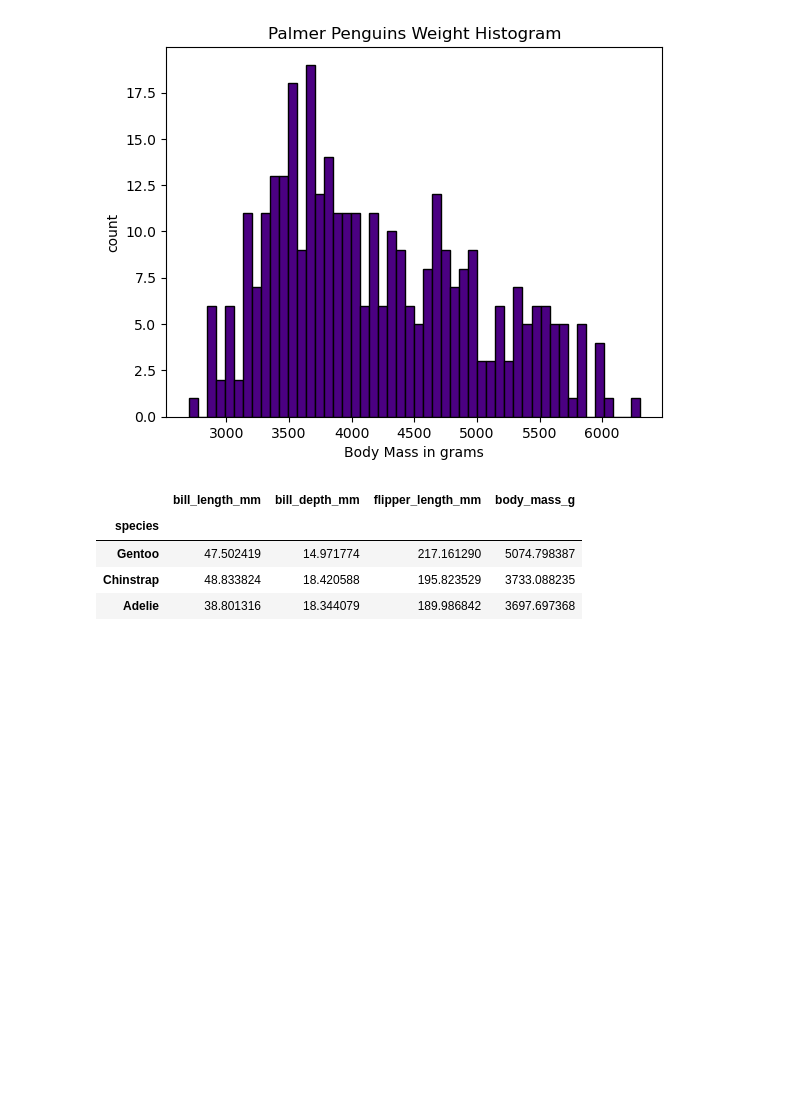
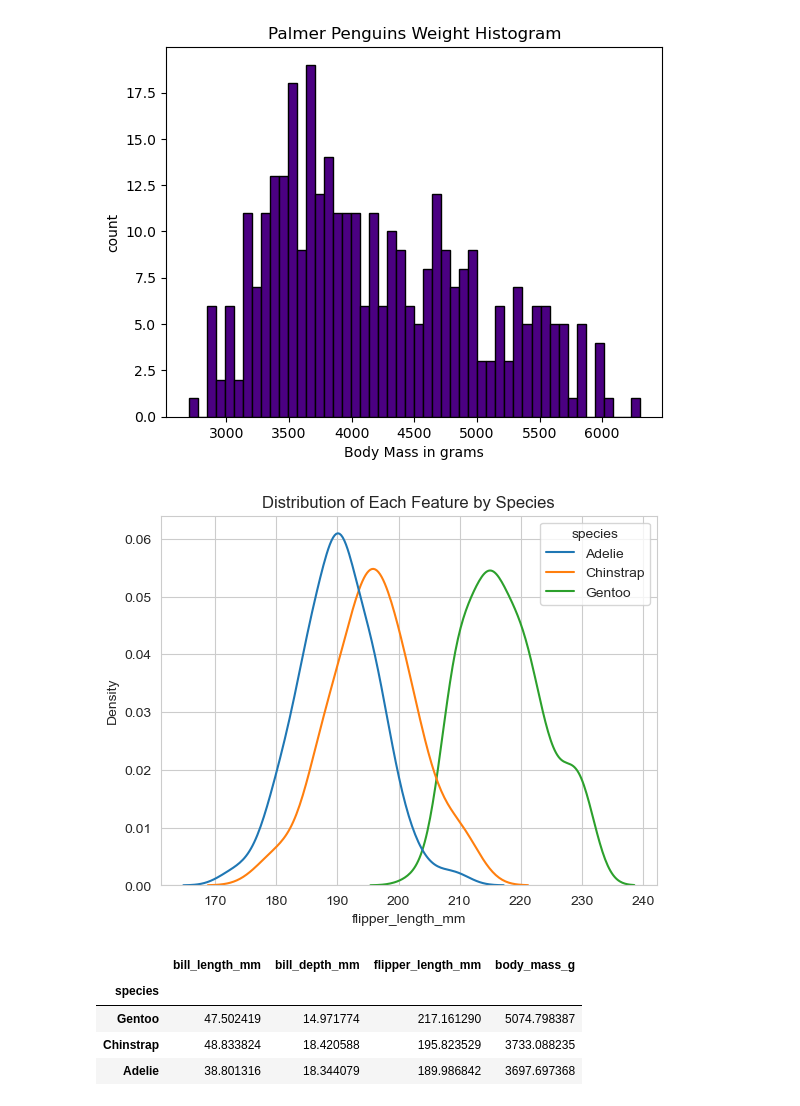
Before and after one commit to FabianeCancian/PDFA-project, a Jupyter notebook: project.ipynb, the cells around one changed output. Cells and saved outputs as stored; diff of their text form; code cells hidden in the pictures; blank space fills up the shorter version.

```diff
--- a/project.ipynb
+++ b/project.ipynb
@@ -126,6 +130,12 @@ plt.ylabel('count')
 # %% [output]
 Text(0, 0.5, 'count')
 [figure]
+# %%
+# Let's examine the distributions of individual features across species
+sns.kdeplot(data=dataset, x='flipper_length_mm', hue='species', common_norm=False).set(title='Distribution of Each Feature by Species')
+plt.show()
+# %% [output]
+[figure, added]
 # %%
 # Group means values by species.
 dataset.groupby('species').mean(numeric_only=True).sort_values(by = ['body_mass_g'], ascending=False)
```
Also changed, not shown: parts of 8 cells of this notebook, 1 other file.
